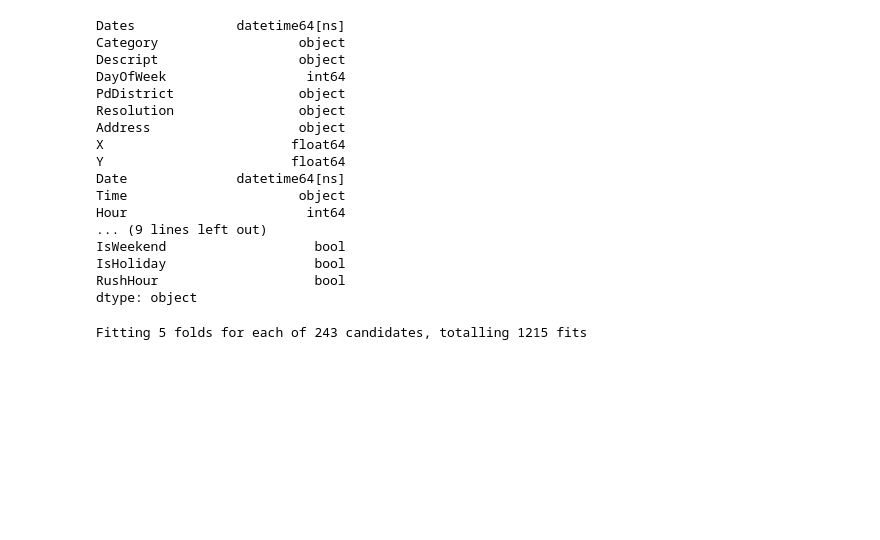
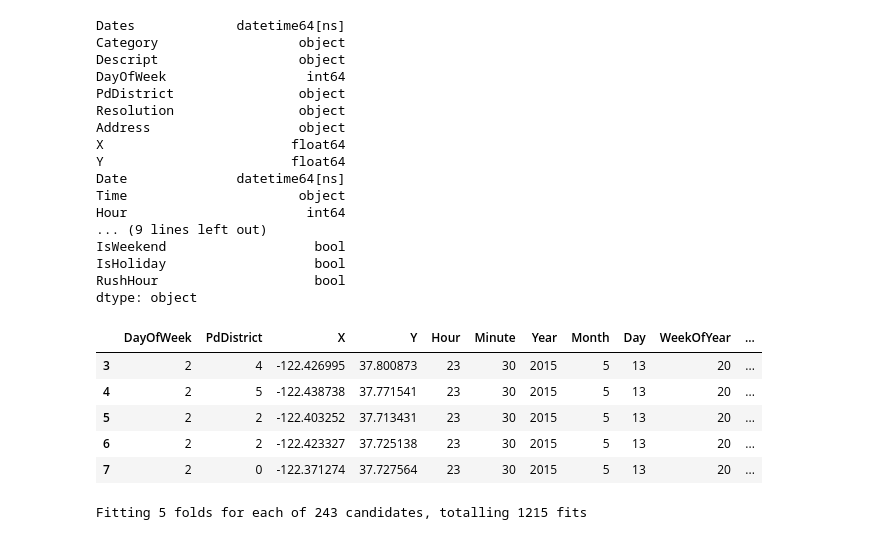
Before and after one commit to MaggusCoding/DataMining, a Jupyter notebook: SF-Project_V08.ipynb, the cells around one changed output. Saved outputs shown, nothing was run; the diff lists cells and outputs as text; code cells hidden in the pictures; blank space fills up the shorter version.

```diff
--- a/SF-Project_V08.ipynb
+++ b/SF-Project_V08.ipynb
@@ -28,12 +28,12 @@ from datetime import datetime as dt
 import matplotlib.pyplot as plt
 # %%
 # Einlesen der Trainings- und Testdaten
-#train = pd.read_csv("/content/drive/MyDrive/Master/DM/SF-Project/data/train.csv")
-#test  = pd.read_csv("/content/drive/MyDrive/Master/DM/SF-Project/data/test.csv")
+train = pd.read_csv("/content/drive/MyDrive/Master/DM/SF-Project/data/train.csv")
+test  = pd.read_csv("/content/drive/MyDrive/Master/DM/SF-Project/data/test.csv")
 # %%
 # Pauls Kasten
-train = pd.read_csv("/content/drive/MyDrive/Uni/Master/2.Semester/DataMining/Data/train.csv")
-test  = pd.read_csv("/content/drive/MyDrive/Uni/Master/2.Semester/DataMining/Data/test.csv")
+#train = pd.read_csv("/content/drive/MyDrive/Uni/Master/2.Semester/DataMining/Data/train.csv")
+#test  = pd.read_csv("/content/drive/MyDrive/Uni/Master/2.Semester/DataMining/Data/test.csv")
 # %%
 # Noah Kasten Lokal
 #train = pd.read_csv(r'N:\FC_0_0_4\008_persoenliche_Arbeitsordner\Pannicke\Uni\Data Mining\data\train\train.csv')
@@ -267,13 +268,13 @@ train.drop(['Descript'],axis=1)
 # **Feature Engineering**
 # %%
 #Sonnenauf -und untergänge in San Francisco auf monatlicher Basis
-#sunset = pd.read_csv("/content/drive/MyDrive/Master/DM/SF-Project/data/SunsetSF.csv",delimiter =';')
-#sunset['Month']=sunset['Month'].astype(int)
+sunset = pd.read_csv("/content/drive/MyDrive/Master/DM/SF-Project/data/SunsetSF.csv",delimiter =';')
+sunset['Month']=sunset['Month'].astype(int)
 # %%
 # Sonnenauf- und untergang auf täglcher Basis - Paul
-sunset = pd.read_csv("/content/drive/MyDrive/Uni/Master/2.Semester/DataMining/Data/SunsetSF.csv",sep=';')
-sunset['Month']=sunset['Month'].astype(int)
-sunset['Day']=sunset['Day'].astype(int)
+#sunset = pd.read_csv("/content/drive/MyDrive/Uni/Master/2.Semester/DataMining/Data/SunsetSF.csv",sep=';')
+#sunset['Month']=sunset['Month'].astype(int)
+#sunset['Day']=sunset['Day'].astype(int)
 # %%
 # Sonnenauf- und untergang auf täglcher Basis
 #sunset = pd.read_csv("C:\Users\nopa9\Documents\Universität\Master - HTW\2. Semester\DS\data\SF-Project\SunsetSF.csv",sep=';')
@@ -843,6 +844,15 @@ train_xg = train_xg.drop(['Descript','Resolution','Rise','Set','Address','Time',
 # %%
 ## Trennen von Target
 X = train_xg.drop(['Category'],axis=1)
+# %%
+X.head()
+# %% [output]
+|  | DayOfWeek | PdDistrict | X | Y | Hour | Minute | Year | Month | Day | WeekOfYear | ... |
+| 3 | 2 | 4 | -122.426995 | 37.800873 | 23 | 30 | 2015 | 5 | 13 | 20 | ... |
+| 4 | 2 | 5 | -122.438738 | 37.771541 | 23 | 30 | 2015 | 5 | 13 | 20 | ... |
+| 5 | 2 | 2 | -122.403252 | 37.713431 | 23 | 30 | 2015 | 5 | 13 | 20 | ... |
+| 6 | 2 | 2 | -122.423327 | 37.725138 | 23 | 30 | 2015 | 5 | 13 | 20 | ... |
+| 7 | 2 | 0 | -122.371274 | 37.727564 | 23 | 30 | 2015 | 5 | 13 | 20 | ... |
 # %%
 ## One-Hot-Encoding für PdDistrict und WeekdayName
 #def encode_and_bind(original_dataframe, feature_to_encode):
```
Also changed, not shown: parts of 12 cells of this notebook.
